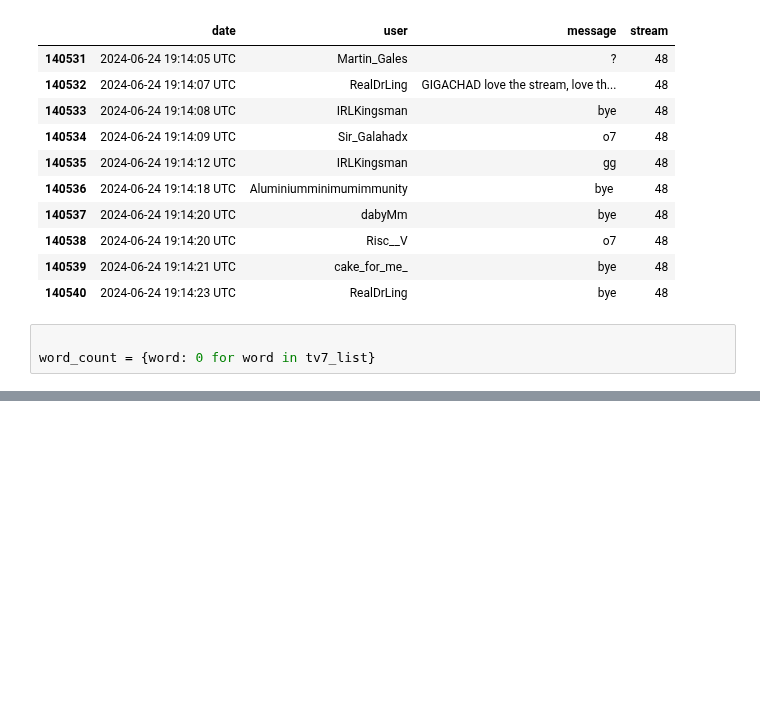
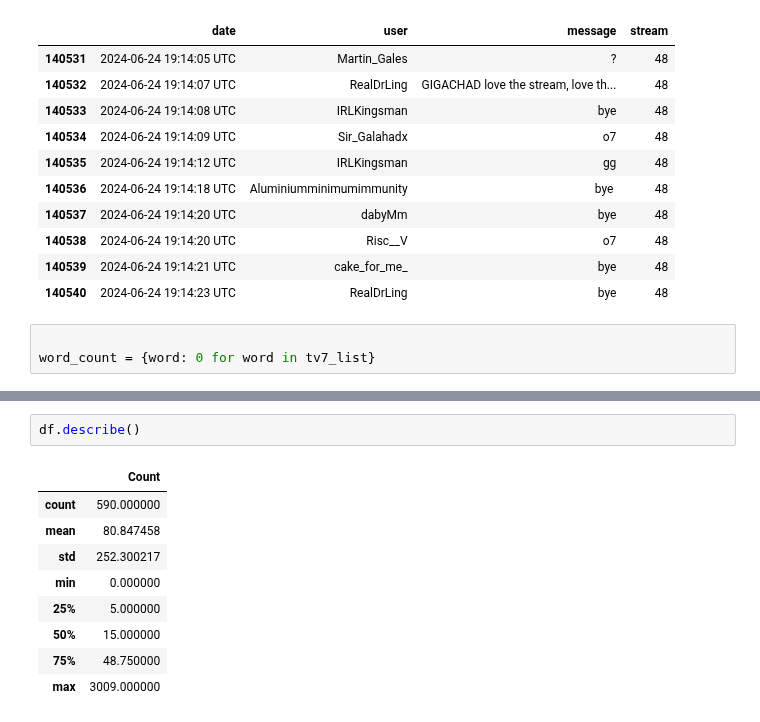
Before and after one commit to balintkardos/ChatlogDorozea, a Jupyter notebook: 7tvusage.ipynb, the cells around one changed output, grey strips where cells are left out. Drawn from its saved outputs; the diff is of its cells as text; blank space fills up the shorter version.

```diff
--- a/7tvusage.ipynb
+++ b/7tvusage.ipynb
@@ -135,0 +175,12 @@ YOUDIED: 64
+# %%
+df.describe()
+# %% [output]
+|  | Count |
+| count | 590.000000 |
+| mean | 80.847458 |
+| std | 252.300217 |
+| min | 0.000000 |
+| 25% | 5.000000 |
+| 50% | 15.000000 |
+| 75% | 48.750000 |
+| max | 3009.000000 |
```
Also changed, not shown: parts of 8 cells of this notebook.
